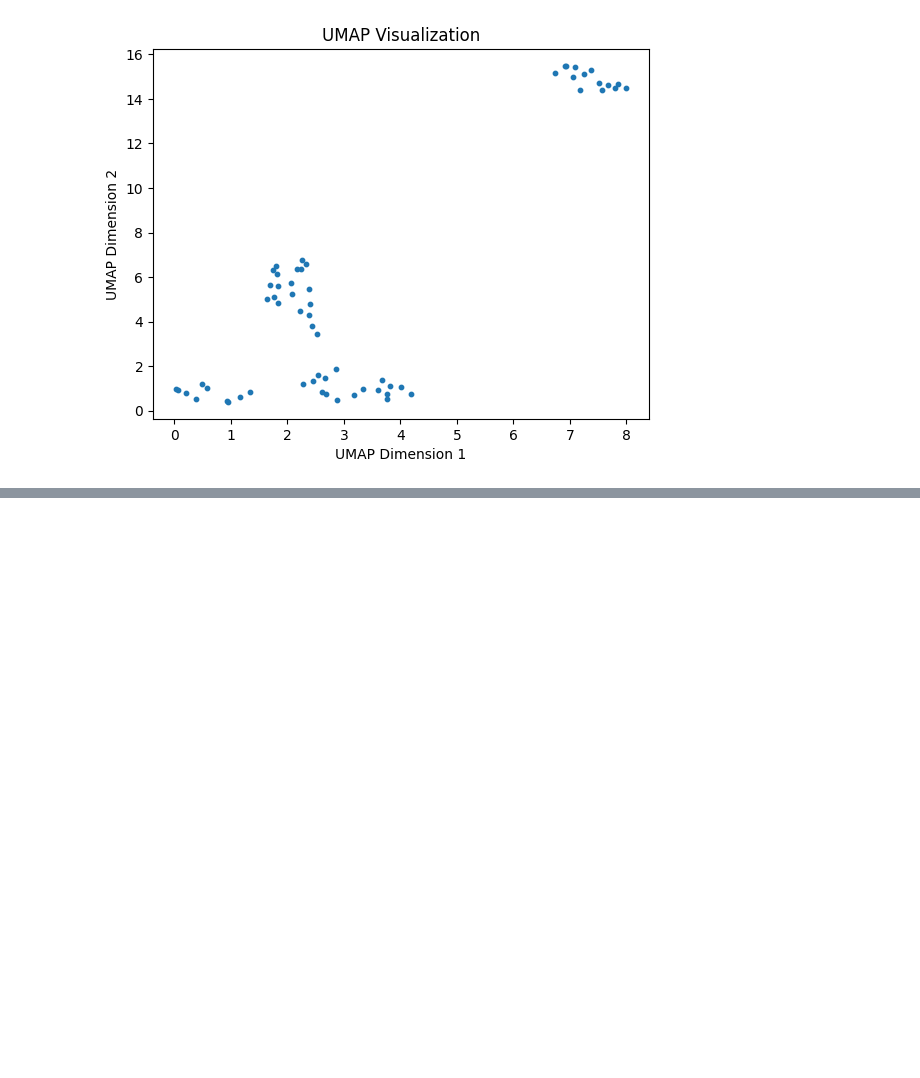
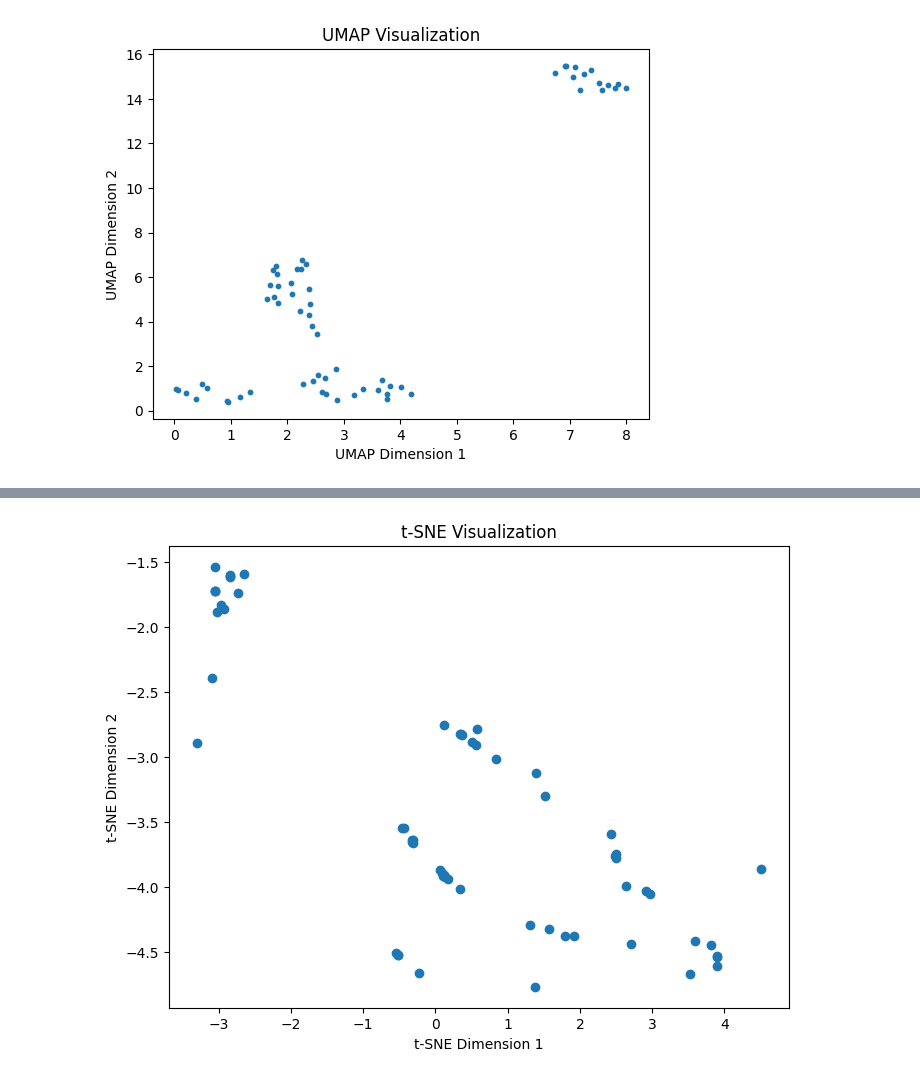
Before and after one commit to boualem06/data-visualisation, a Jupyter notebook: test.ipynb, the cells around one changed output, grey strips where cells are left out. Saved outputs shown, nothing was run; the diff lists cells and outputs as text; code cells hidden in the pictures; blank space fills up the shorter version.

```diff
--- a/test.ipynb
+++ b/test.ipynb
@@ -152,0 +214,30 @@ plt.show()
+# %%
+import pandas as pd
+from sklearn.manifold import TSNE
+import matplotlib.pyplot as plt
+
+
+
+# Select columns for t-SNE
+numeric_cols = ['gpslon', 'gpslat']
+categorical_cols = ['isparrain', 'isanonyme']
+
+# Preprocess categorical data (one-hot encoding)
+categorical_data = pd.get_dummies(data[categorical_cols])
+
+# Combine numeric and one-hot encoded categorical data
+combined_data = pd.concat([data[numeric_cols], categorical_data], axis=1)
+
+# Perform t-SNE
+tsne = TSNE(n_components=2, random_state=42)
+tsne_result = tsne.fit_transform(combined_data)
+
+# Create a scatter plot of t-SNE results
+plt.figure(figsize=(8, 6))
+plt.scatter(tsne_result[:, 0], tsne_result[:, 1], cmap='viridis')
+plt.title("t-SNE Visualization")
+plt.xlabel("t-SNE Dimension 1")
+plt.ylabel("t-SNE Dimension 2")
+plt.show()
+# %% [output]
+[figure, added]
```
Also changed, not shown: parts of 4 cells of this notebook.
